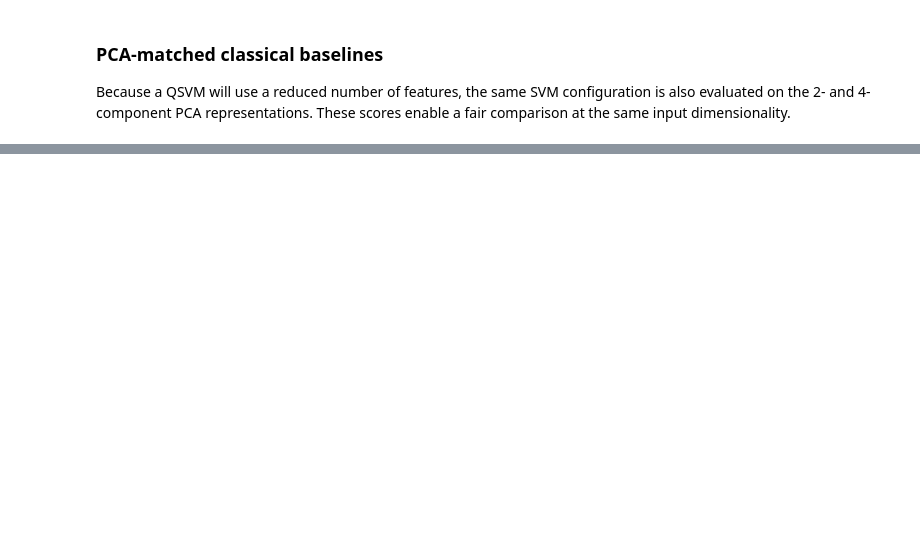
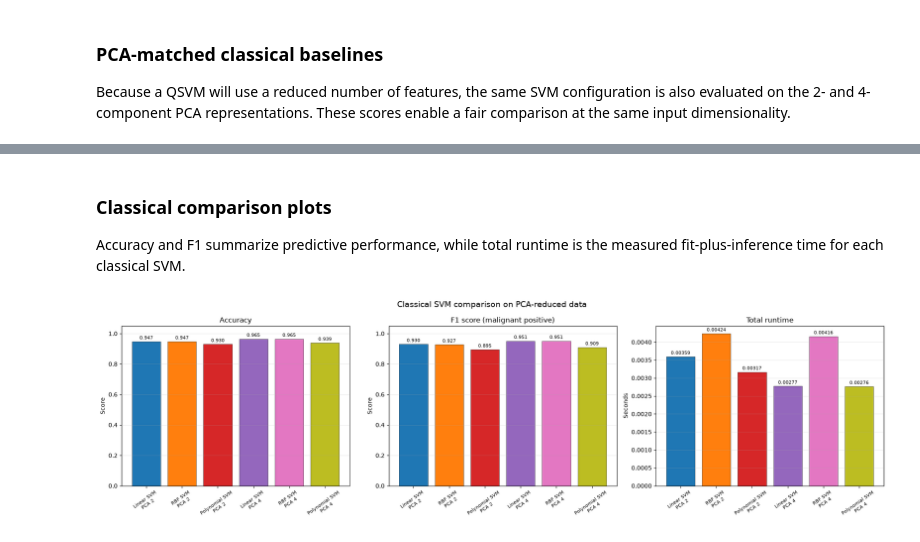
Before and after one commit to SinaQP/SVM-Vs-QSVM, a Jupyter notebook: svm_vs_qsvm_setup.ipynb, the cells around one changed output, grey strips where cells are left out. Saved outputs shown, nothing was run; the diff lists cells and outputs as text; code cells hidden in the pictures; blank space fills up the shorter version.

```diff
--- a/svm_vs_qsvm_setup.ipynb
+++ b/svm_vs_qsvm_setup.ipynb
@@ -345,0 +446,42 @@ classical_svm_benchmark
+# %% [markdown]
+### Classical comparison plots
+
+Accuracy and F1 summarize predictive performance, while total runtime is the measured fit-plus-inference time for each classical SVM.
+# %%
+def plot_comparison_metrics(data, runtime_column, figure_title, log_runtime=False):
+    labels = data['model'].str.replace(' — ', '\n', regex=False)
+    colors = plt.get_cmap('tab10')(np.linspace(0, 0.8, len(data)))
+    metric_specs = [
+        ('accuracy', 'Accuracy', 'Score'),
+        ('f1', 'F1 score (malignant positive)', 'Score'),
+        (runtime_column, 'Total runtime', 'Seconds'),
+    ]
+
+    fig, axes = plt.subplots(1, 3, figsize=(19, 5.5))
+    for ax, (column, title, ylabel) in zip(axes, metric_specs):
+        bars = ax.bar(labels, data[column], color=colors, edgecolor='black', linewidth=0.4)
+        ax.set_title(title)
+        ax.set_ylabel(ylabel)
+        ax.tick_params(axis='x', rotation=35, labelsize=8)
+        ax.grid(axis='y', alpha=0.25)
+        if column in ('accuracy', 'f1'):
+            ax.set_ylim(0, 1.05)
+            ax.bar_label(bars, fmt='%.3f', fontsize=8, padding=2)
+        else:
+            if log_runtime:
+                ax.set_yscale('log')
+                ax.set_title(f'{title} (log scale)')
+            ax.bar_label(bars, fmt='%.3g', fontsize=8, padding=2)
+
+    fig.suptitle(figure_title, fontsize=14)
+    plt.tight_layout()
+    plt.show()
+
+
+plot_comparison_metrics(
+    classical_results_df,
+    runtime_column='total_time_seconds',
+    figure_title='Classical SVM comparison on PCA-reduced data',
+)
+# %% [output]
+[figure, added]
```
Also changed, not shown: parts of 80 cells of this notebook, 11 other files.
